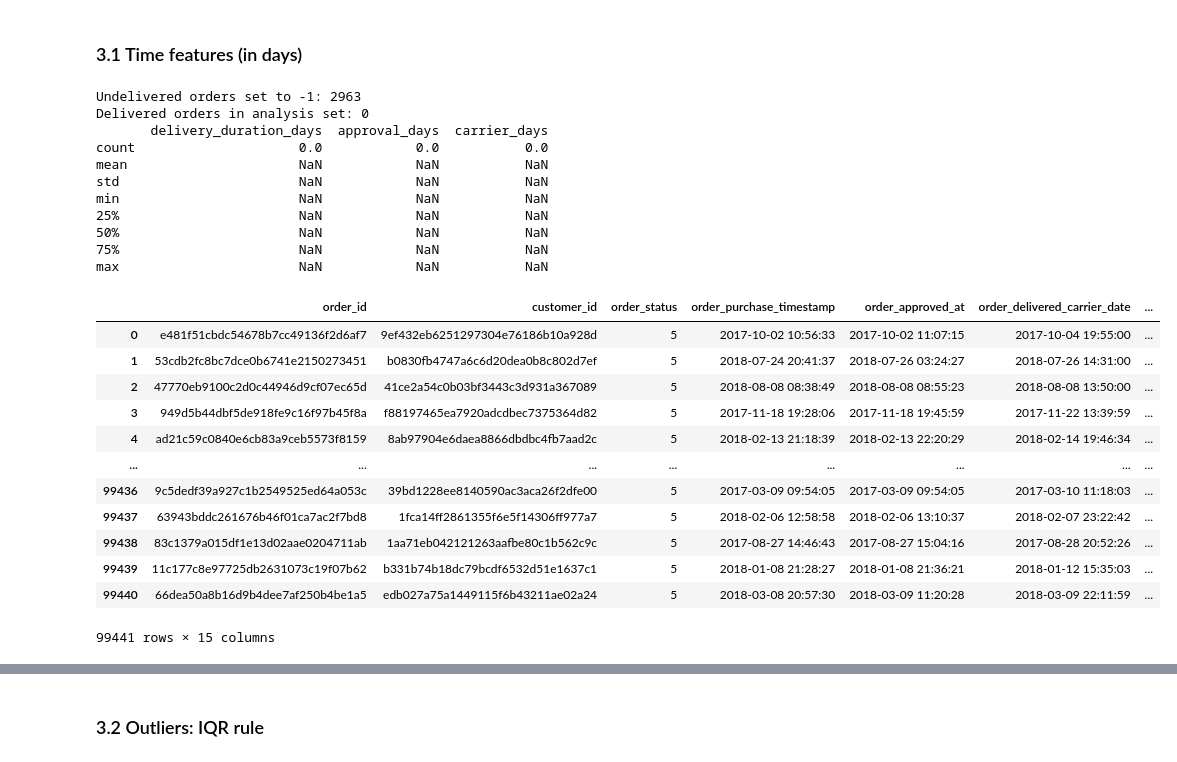
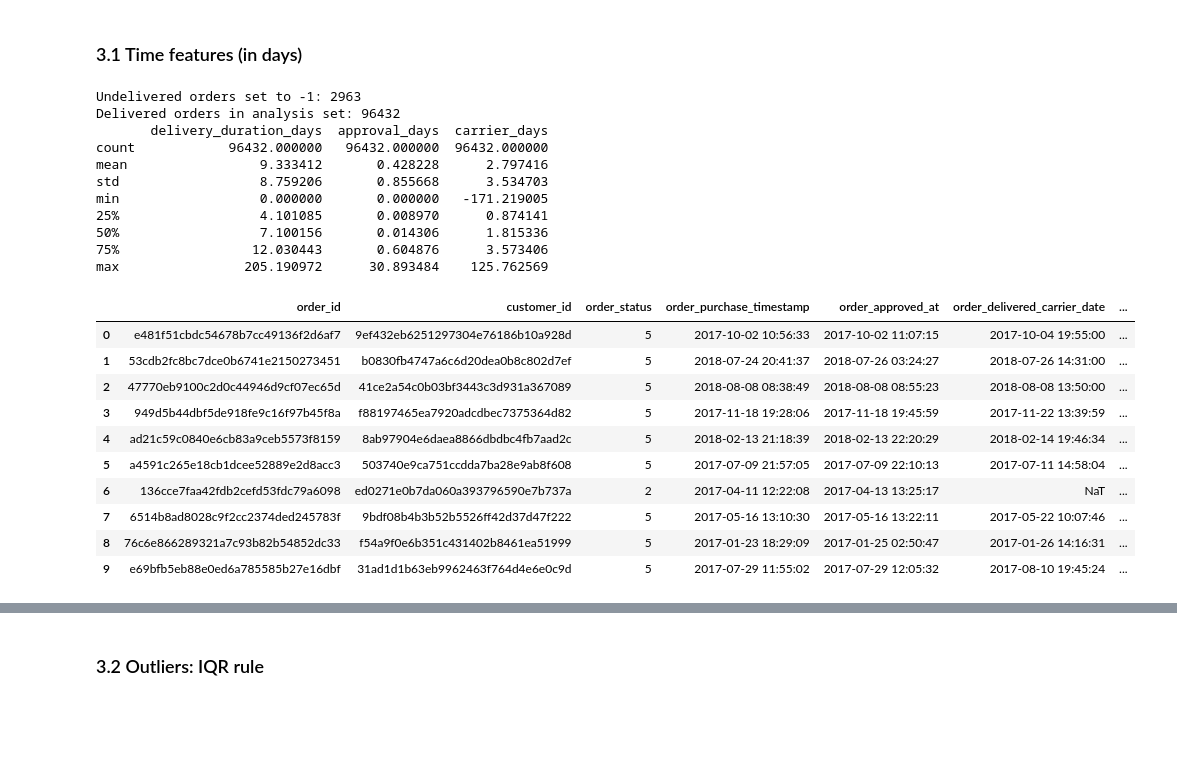
Before and after one commit to Yousef-jebalia/Brazillian-E-Commerce-Warehousing-ML, a Jupyter notebook: Orders/DataPrep_1_Project_clean.ipynb, the cells around one changed output, grey strips where cells are left out. Cells and saved outputs as stored; diff of their text form; code cells hidden in the pictures; blank space fills up the shorter version.

```diff
--- a/Orders/DataPrep_1_Project_clean.ipynb
+++ b/Orders/DataPrep_1_Project_clean.ipynb
@@ -281,52 +293,51 @@ orders["carrier_days"] = (
 orders["delivery_duration_days"] = (
     orders["order_delivered_customer_date"] - orders["order_delivered_carrier_date"]
 ).dt.total_seconds() / 86400
 
 orders["delivery_total_duration_days"] = (
     orders["order_delivered_customer_date"] - orders["order_purchase_timestamp"]
 ).dt.total_seconds() / 86400
 
 feature_cols = ["approval_days", "carrier_days", "delivery_duration_days", "delivery_total_duration_days"]
 
 undelivered = ~orders["order_status"].isin([5, "delivered"])
 orders.loc[undelivered, feature_cols] = -1
 print("Undelivered orders set to -1:", undelivered.sum())
-
+undelivered = ~orders["order_status"].isin([5, "delivered"])
+orders["flag_undelivered"] = undelivered
 
 # Analysis set: delivered orders with complete timings and no negative duration.
-delivered = orders[orders["order_status"] == "delivered"].dropna(
+delivered = orders[orders["order_status"] == 5].dropna(
     subset=["delivery_duration_days", "approval_days", "carrier_days"]
 )
 delivered = delivered[delivered["delivery_duration_days"] >= 0].copy()
 print("Delivered orders in analysis set:", len(delivered))
 print(delivered[["delivery_duration_days", "approval_days", "carrier_days"]].describe())
 
-orders
+orders.head(10)
 # %% [output]
 Undelivered orders set to -1: 2963
-Delivered orders in analysis set: 0
+Delivered orders in analysis set: 96432
        delivery_duration_days  approval_days  carrier_days
-count                     0.0            0.0           0.0
-mean                      NaN            NaN           NaN
-std                       NaN            NaN           NaN
-min                       NaN            NaN           NaN
-25%                       NaN            NaN           NaN
-50%                       NaN            NaN           NaN
-75%                       NaN            NaN           NaN
-max                       NaN            NaN           NaN
+count            96432.000000   96432.000000  96432.000000
+mean                 9.333412       0.428228      2.797416
+std                  8.759206       0.855668      3.534703
+min                  0.000000       0.000000   -171.219005
+25%                  4.101085       0.008970      0.874141
+50%                  7.100156       0.014306      1.815336
+75%                 12.030443       0.604876      3.573406
+max                205.190972      30.893484    125.762569
 |  | order_id | customer_id | order_status | order_purchase_timestamp | order_approved_at | order_delivered_carrier_date | ... |
 | 0 | e481f51cbdc54678b7cc49136f2d6af7 | 9ef432eb6251297304e76186b10a928d | 5 | 2017-10-02 10:56:33 | 2017-10-02 11:07:15 | 2017-10-04 19:55:00 | ... |
 | 1 | 53cdb2fc8bc7dce0b6741e2150273451 | b0830fb4747a6c6d20dea0b8c802d7ef | 5 | 2018-07-24 20:41:37 | 2018-07-26 03:24:27 | 2018-07-26 14:31:00 | ... |
 | 2 | 47770eb9100c2d0c44946d9cf07ec65d | 41ce2a54c0b03bf3443c3d931a367089 | 5 | 2018-08-08 08:38:49 | 2018-08-08 08:55:23 | 2018-08-08 13:50:00 | ... |
 | 3 | 949d5b44dbf5de918fe9c16f97b45f8a | f88197465ea7920adcdbec7375364d82 | 5 | 2017-11-18 19:28:06 | 2017-11-18 19:45:59 | 2017-11-22 13:39:59 | ... |
 | 4 | ad21c59c0840e6cb83a9ceb5573f8159 | 8ab97904e6daea8866dbdbc4fb7aad2c | 5 | 2018-02-13 21:18:39 | 2018-02-13 22:20:29 | 2018-02-14 19:46:34 | ... |
-| ... | ... | ... | ... | ... | ... | ... | ... |
-| 99436 | 9c5dedf39a927c1b2549525ed64a053c | 39bd1228ee8140590ac3aca26f2dfe00 | 5 | 2017-03-09 09:54:05 | 2017-03-09 09:54:05 | 2017-03-10 11:18:03 | ... |
-| 99437 | 63943bddc261676b46f01ca7ac2f7bd8 | 1fca14ff2861355f6e5f14306ff977a7 | 5 | 2018-02-06 12:58:58 | 2018-02-06 13:10:37 | 2018-02-07 23:22:42 | ... |
-| 99438 | 83c1379a015df1e13d02aae0204711ab | 1aa71eb042121263aafbe80c1b562c9c | 5 | 2017-08-27 14:46:43 | 2017-08-27 15:04:16 | 2017-08-28 20:52:26 | ... |
-| 99439 | 11c177c8e97725db2631073c19f07b62 | b331b74b18dc79bcdf6532d51e1637c1 | 5 | 2018-01-08 21:28:27 | 2018-01-08 21:36:21 | 2018-01-12 15:35:03 | ... |
-| 99440 | 66dea50a8b16d9b4dee7af250b4be1a5 | edb027a75a1449115f6b43211ae02a24 | 5 | 2018-03-08 20:57:30 | 2018-03-09 11:20:28 | 2018-03-09 22:11:59 | ... |
+| 5 | a4591c265e18cb1dcee52889e2d8acc3 | 503740e9ca751ccdda7ba28e9ab8f608 | 5 | 2017-07-09 21:57:05 | 2017-07-09 22:10:13 | 2017-07-11 14:58:04 | ... |
+| 6 | 136cce7faa42fdb2cefd53fdc79a6098 | ed0271e0b7da060a393796590e7b737a | 2 | 2017-04-11 12:22:08 | 2017-04-13 13:25:17 | NaT | ... |
+| 7 | 6514b8ad8028c9f2cc2374ded245783f | 9bdf08b4b3b52b5526ff42d37d47f222 | 5 | 2017-05-16 13:10:30 | 2017-05-16 13:22:11 | 2017-05-22 10:07:46 | ... |
+| 8 | 76c6e866289321a7c93b82b54852dc33 | f54a9f0e6b351c431402b8461ea51999 | 5 | 2017-01-23 18:29:09 | 2017-01-25 02:50:47 | 2017-01-26 14:16:31 | ... |
+| 9 | e69bfb5eb88e0ed6a785585b27e16dbf | 31ad1d1b63eb9962463f764d4e6e0c9d | 5 | 2017-07-29 11:55:02 | 2017-07-29 12:05:32 | 2017-08-10 19:45:24 | ... |
-99441 rows × 15 columns
 # %%
 feature_cols = ["approval_days", "carrier_days", "delivery_duration_days", "delivery_total_duration_days"]
 
```
Also changed, not shown: parts of 5 cells of this notebook, 4 other files.
